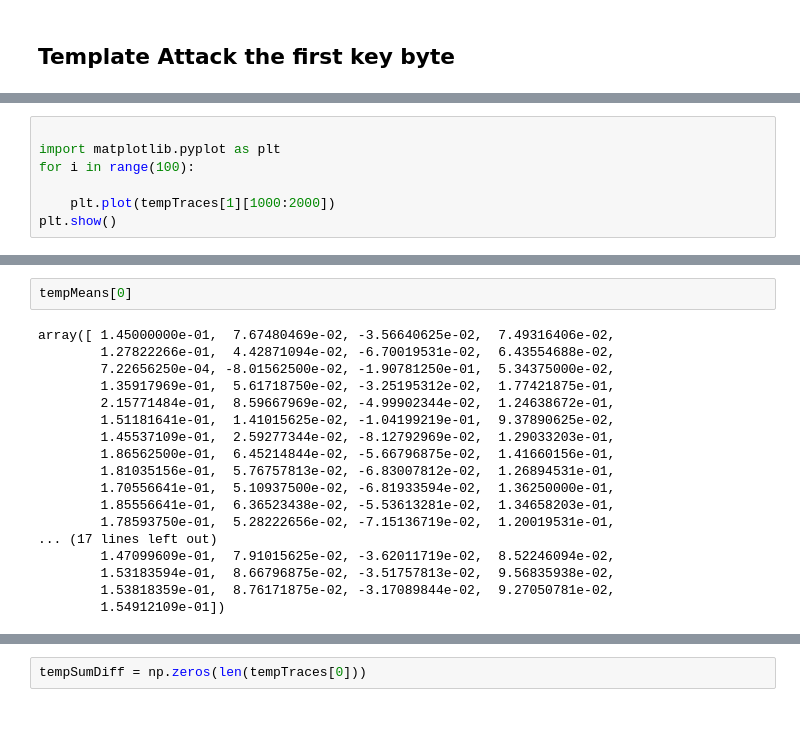
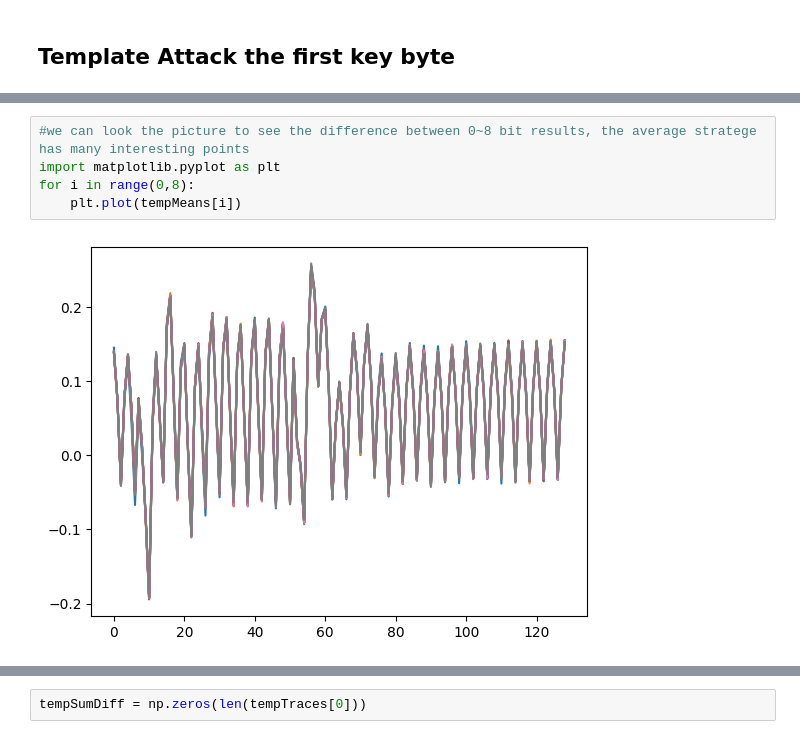
Before and after one commit to Re1own/Side_Channel_Attack, a Jupyter notebook: Power Analysis Attack/Template_attack/attack_aes_first_round.ipynb, the cells around one changed output, grey strips where cells are left out. Saved outputs shown, nothing was run; the diff lists cells and outputs as text.

```diff
--- a/Power Analysis Attack/Template_attack/attack_aes_first_round.ipynb
+++ b/Power Analysis Attack/Template_attack/attack_aes_first_round.ipynb
@@ -43,9 +46,2 @@ tempMeans = np.zeros((9, len(tempTraces[0])))
 for i in range(9):
     tempMeans[i] = np.average(tempTracesHW[i], 0)
-# %%
-
-import matplotlib.pyplot as plt
-for i in range(100):
-
-    plt.plot(tempTraces[1][1000:2000])
-plt.show()
@@ -128,20 +48,7 @@ array([ 0.14328003,  0.06924438, -0.04495239,  0.08099365,  0.1388092 ,
-# %%
-tempMeans[0]
-# %% [output]
-array([ 1.45000000e-01,  7.67480469e-02, -3.56640625e-02,  7.49316406e-02,
-        1.27822266e-01,  4.42871094e-02, -6.70019531e-02,  6.43554688e-02,
-        7.22656250e-04, -8.01562500e-02, -1.90781250e-01,  5.34375000e-02,
-        1.35917969e-01,  5.61718750e-02, -3.25195312e-02,  1.77421875e-01,
-        2.15771484e-01,  8.59667969e-02, -4.99902344e-02,  1.24638672e-01,
-        1.51181641e-01,  1.41015625e-02, -1.04199219e-01,  9.37890625e-02,
-        1.45537109e-01,  2.59277344e-02, -8.12792969e-02,  1.29033203e-01,
-        1.86562500e-01,  6.45214844e-02, -5.66796875e-02,  1.41660156e-01,
-        1.81035156e-01,  5.76757813e-02, -6.83007812e-02,  1.26894531e-01,
-        1.70556641e-01,  5.10937500e-02, -6.81933594e-02,  1.36250000e-01,
-        1.85556641e-01,  6.36523438e-02, -5.53613281e-02,  1.34658203e-01,
-        1.78593750e-01,  5.28222656e-02, -7.15136719e-02,  1.20019531e-01,
-... (17 lines left out)
-        1.47099609e-01,  7.91015625e-02, -3.62011719e-02,  8.52246094e-02,
-        1.53183594e-01,  8.66796875e-02, -3.51757813e-02,  9.56835938e-02,
-        1.53818359e-01,  8.76171875e-02, -3.17089844e-02,  9.27050781e-02,
-        1.54912109e-01])
+# %%
+#we can look the picture to see the difference between 0~8 bit results, the average stratege has many interesting points
+import matplotlib.pyplot as plt
+for i in range(0,8):
+    plt.plot(tempMeans[i])
+# %% [output]
+[figure, added]
```
Also changed, not shown: parts of 28 cells of this notebook, 35 other files.
